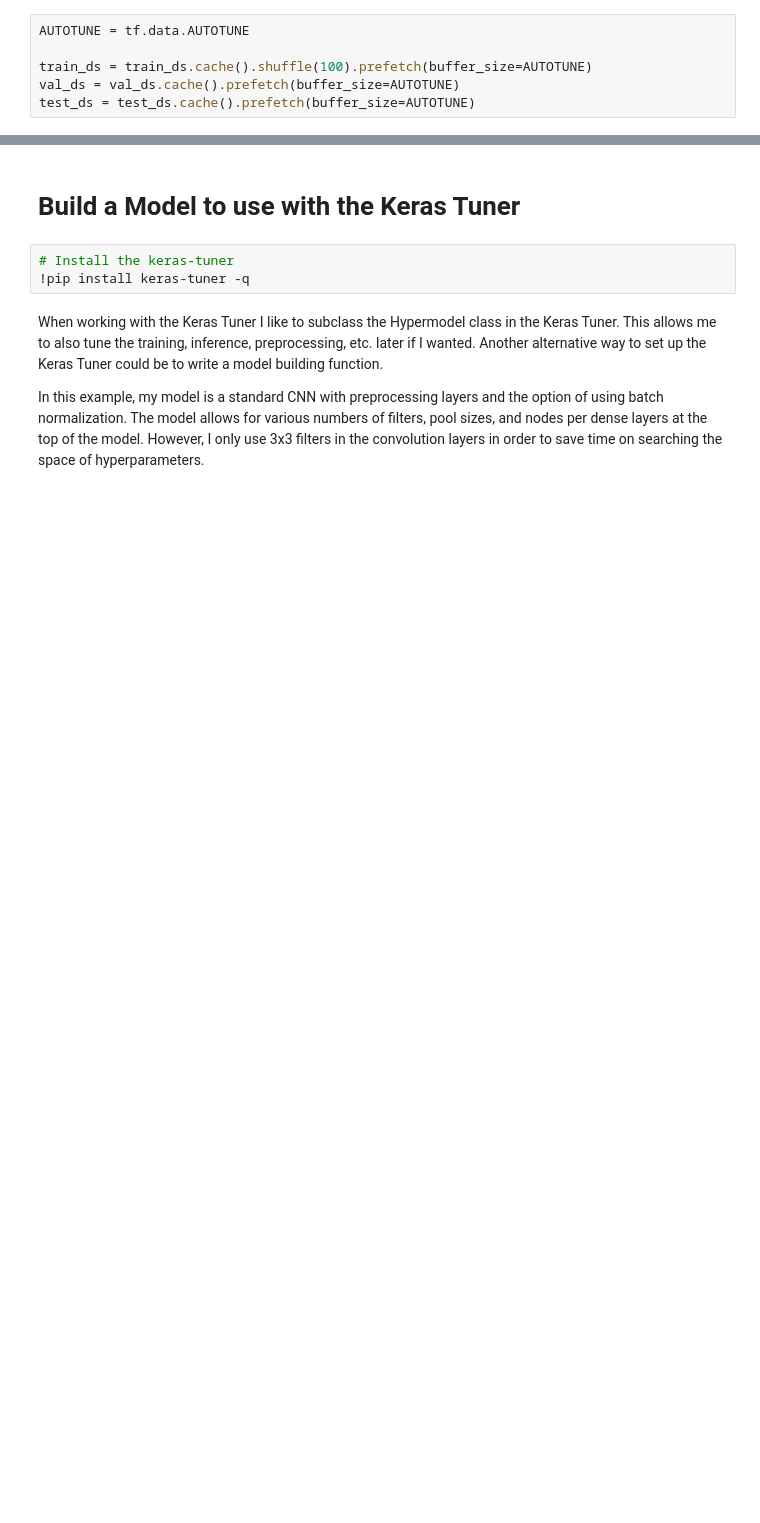
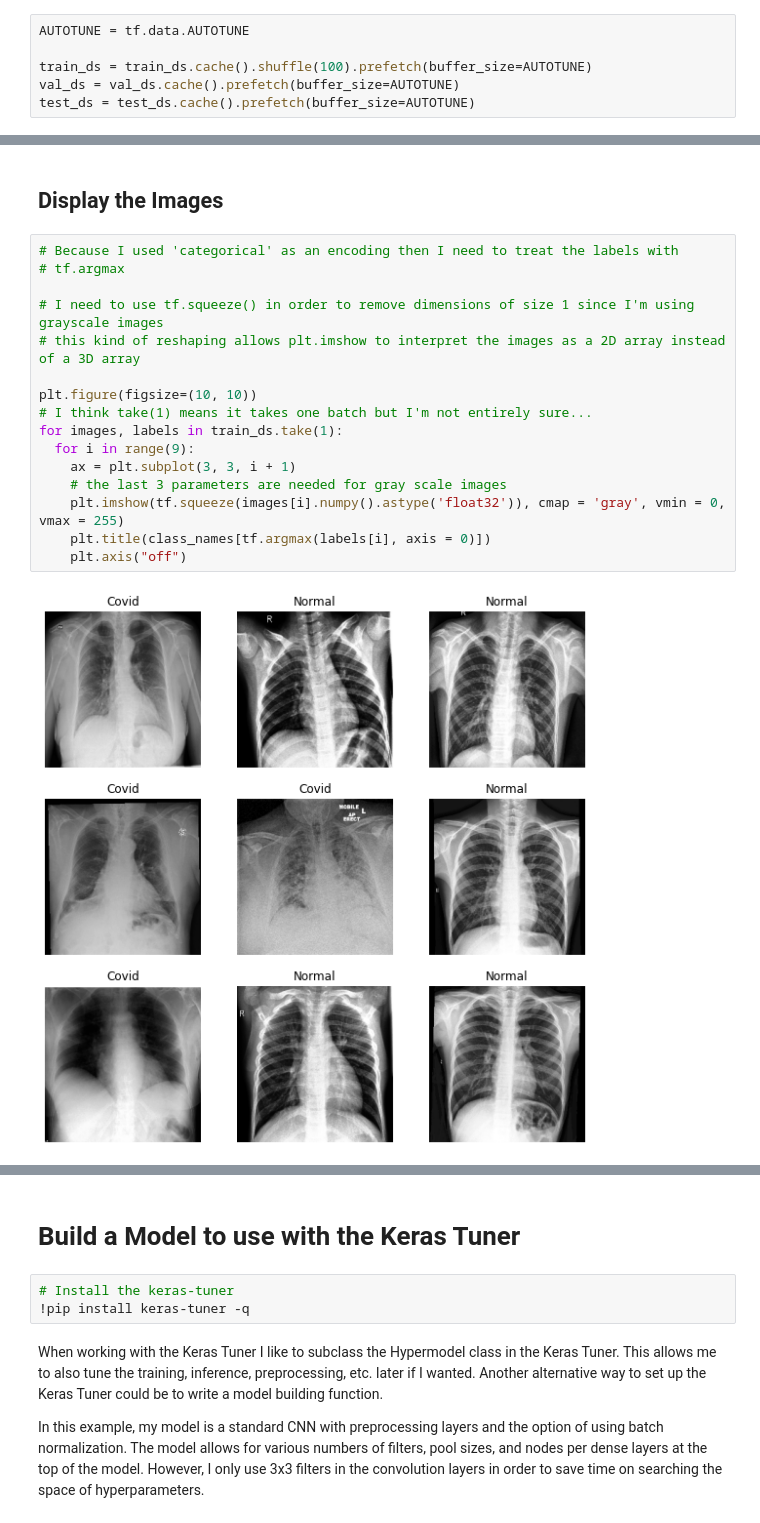
Before and after one commit to andygma567/Portfolio-Project-2, a Jupyter notebook: CNN_for_X_Ray_Classification.ipynb, the cells around one changed output, grey strips where cells are left out. Cells and saved outputs as stored; diff of their text form; blank space fills up the shorter version.

```diff
--- a/CNN_for_X_Ray_Classification.ipynb
+++ b/CNN_for_X_Ray_Classification.ipynb
@@ -109,0 +125,20 @@ test_ds = test_ds.cache().prefetch(buffer_size=AUTOTUNE)
+# %% [markdown]
+## Display the Images
+# %%
+# Because I used 'categorical' as an encoding then I need to treat the labels with
+# tf.argmax
+
+# I need to use tf.squeeze() in order to remove dimensions of size 1 since I'm using grayscale images
+# this kind of reshaping allows plt.imshow to interpret the images as a 2D array instead of a 3D array
+
+plt.figure(figsize=(10, 10))
+# I think take(1) means it takes one batch but I'm not entirely sure...
+for images, labels in train_ds.take(1):
+  for i in range(9):
+    ax = plt.subplot(3, 3, i + 1)
+    # the last 3 parameters are needed for gray scale images
+    plt.imshow(tf.squeeze(images[i].numpy().astype('float32')), cmap = 'gray', vmin = 0, vmax = 255)
+    plt.title(class_names[tf.argmax(labels[i], axis = 0)])
+    plt.axis("off")
+# %% [output]
+[figure, added]
```
Also changed, not shown: parts of 18 cells of this notebook.
